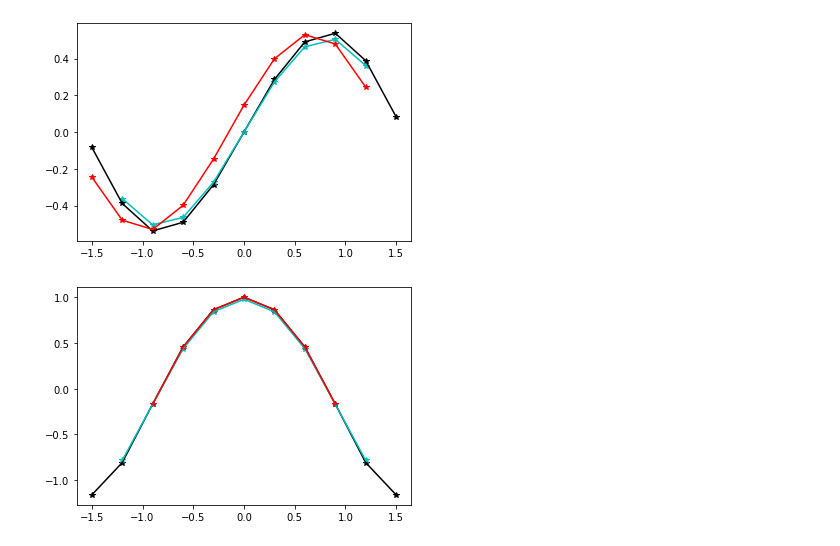
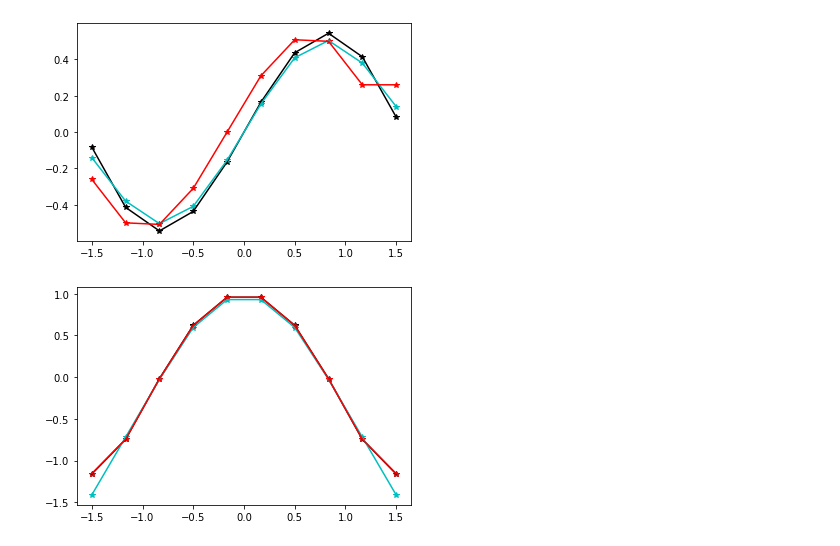
Before and after one commit to Temp936/S5_CM, a Jupyter notebook: S5_CM2.ipynb, the cells around one changed output. Drawn from its saved outputs; the diff is of its cells as text; code cells hidden in the pictures.

```diff
--- a/S5_CM2.ipynb
+++ b/S5_CM2.ipynb
@@ -3,6 +3,9 @@ import matplotlib.pyplot as plt
 from sympy import lambdify, Symbol
 import math
 import numpy as np
+# %%
+def F(x):
+    return math.cosh(math.sin(x))
 # %%
 def F1(x):
     return (math.cos(x))*(math.sinh(math.sin(x)))
@@ -12,67 +15,77 @@ def F2(x):
 # %%
 #print('input count of points')
 #n = int(input())
-n=11
-#h = 3/(n-1)
-#X = np.linspace(-1.5, 1.5, n)
+
+n=10
 X, h = np.linspace(-1.5, 1.5, n, retstep=True)
 Y = list()
 for i in range(n):
-    Y.append(math.cosh(math.sin(X[i])))
+    Y.append(F(X[i]))
 # %%
 d1_right = list() #первые производные, правые разности
 d1_centr = list() #первые производные,  центральные разности
 
 #Первые производные, правая разность
-X_r = list()
 for i in range(n-1):
     d1_right.append((Y[i+1]-Y[i])/h)
-    X_r.append(X[i])
+d1_right.append(d1_right[n-2])
+#первые производные, центральная разность
 
-#первые производные, центральная разность
-X_с = list()
+#для самой левой точки
+d1_centr.append((1/(2*h))*(-3*Y[0]+4*Y[1]-Y[2]))
+
 for i in range(1,n-1):
     d1_centr.append((Y[i+1]-Y[i-1])/(2*h))
-    X_с.append(X[i])
+#для самой левой точки
+m = n -1
+d1_centr.append((1/(2*h))*(3*Y[m]-4*Y[m-1]+Y[m-2]))
 
-diff1 = list()
+
+d1 = list()
 for i in range(n):
-    diff1.append(F1(X[i]))
+    d1.append(F1(X[i]))
 
-plt.plot(X, diff1, 'k*')#производная
-plt.plot(X_с, d1_centr,'c*')#центральная
-plt.plot(X_r, d1_right,'r*') #правая
-plt.plot(X, diff1, 'k')
-plt.plot(X_с, d1_centr,'c')
-plt.plot(X_r, d1_right,'r')
+plt.plot(X, d1, 'k*')#производная
+plt.plot(X, d1_centr,'c*')#центральная
+plt.plot(X, d1_right,'r*') #правая
+plt.plot(X, d1, 'k')
+plt.plot(X, d1_centr,'c')
+plt.plot(X, d1_right,'r')
 plt.show()
 # %% [output]
-[figure, old version]
+[figure, new version]
 # %%
 d2_centr2 = list() #вторые производные, второй порядок, центральные разности
 d2_centr4 = list() #вторые производные, четвертый порядок, центральные разности
 
 #второй порядок точности
-X2 = list()
+d2_centr2.append((2*Y[0]-5*Y[1]+4*Y[2]-Y[3])/(h**2))
+
 for i in range(1,n-1):
     d2_centr2.append((Y[i+1]-2*Y[i]+Y[i-1])/(h**2))
-    X2.append(X[i])
+
+m = n-1
+d2_centr2.append(( -Y[m-3]+4*Y[m-2]-5*Y[m-1] +2*Y[m])/(h**2))
+
 #четвертый порядок точности
-X4 = list()
-for i in range(2,n-2):
-    d2_centr4.append((-Y[i+2]+16*Y[i+1]-30*Y[i]+16*Y[i-1]-Y[i-2])/(12*(h**2)))
-    X4.append(X[i])
+#X4 = list()
+#for i in range(2,n-2):
+#    d2_centr4.append((-Y[i+2]+16*Y[i+1]-30*Y[i]+16*Y[i-1]-Y[i-2])/(12*(h**2)))
+#    X4.append(X[i])
 
-diff2 = list()
 for i in range(n):
-    diff2.append(F2(X[i]))
+    d2_centr4.append((-F(X[i]+2*h)+16*F(X[i]+h)-30*F(X[i])+16*F(X[i]-h)-F(X[i]-2*h))/(12*(h**2)))
 
-plt.plot(X, diff2, 'k*')#производная
-plt.plot(X2, d2_centr2,'c*')#2
-plt.plot(X4, d2_centr4,'r*') #правая
-plt.plot(X, diff2, 'k')
-plt.plot(X2, d2_centr2,'c')
-plt.plot(X4, d2_centr4,'r')
+d2 = list()
+for i in range(n):
+    d2.append(F2(X[i]))
+
+plt.plot(X, d2, 'k*')#производная
+plt.plot(X, d2_centr2,'c*')#2
+plt.plot(X, d2_centr4,'r*') #правая
+plt.plot(X, d2, 'k')
+plt.plot(X, d2_centr2,'c')
+plt.plot(X, d2_centr4,'r')
 plt.show()
 # %% [output]
-[figure, old version]
+[figure, new version]
```
Also changed, not shown: parts of 1 cell of this notebook.
